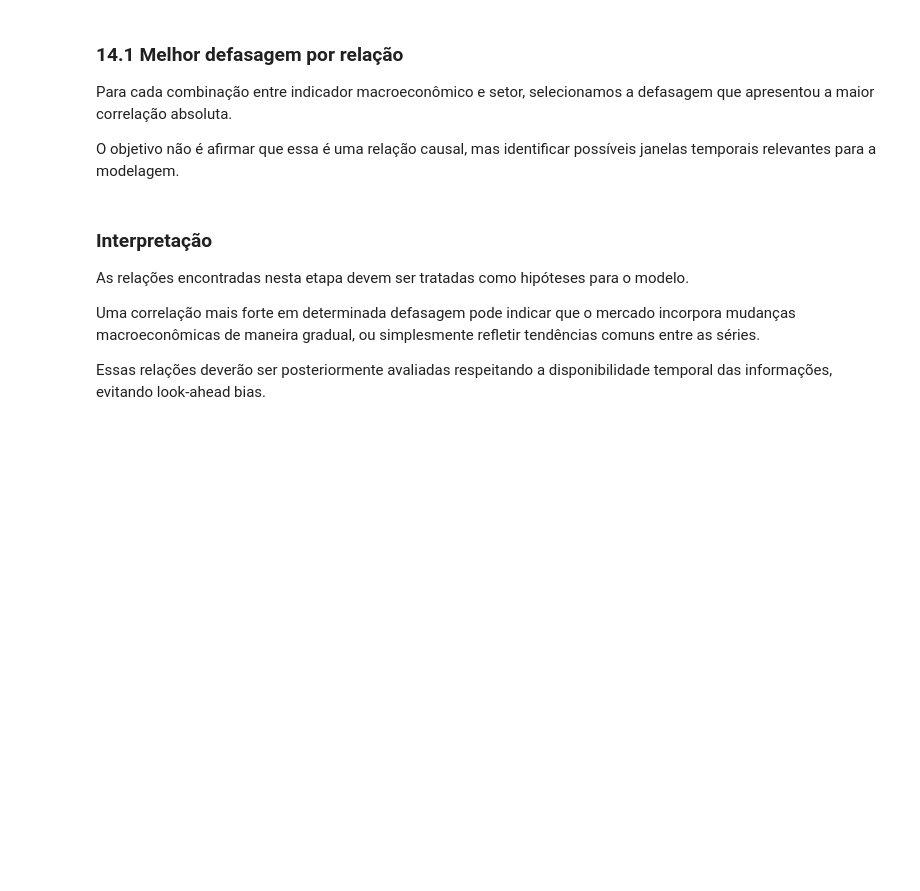
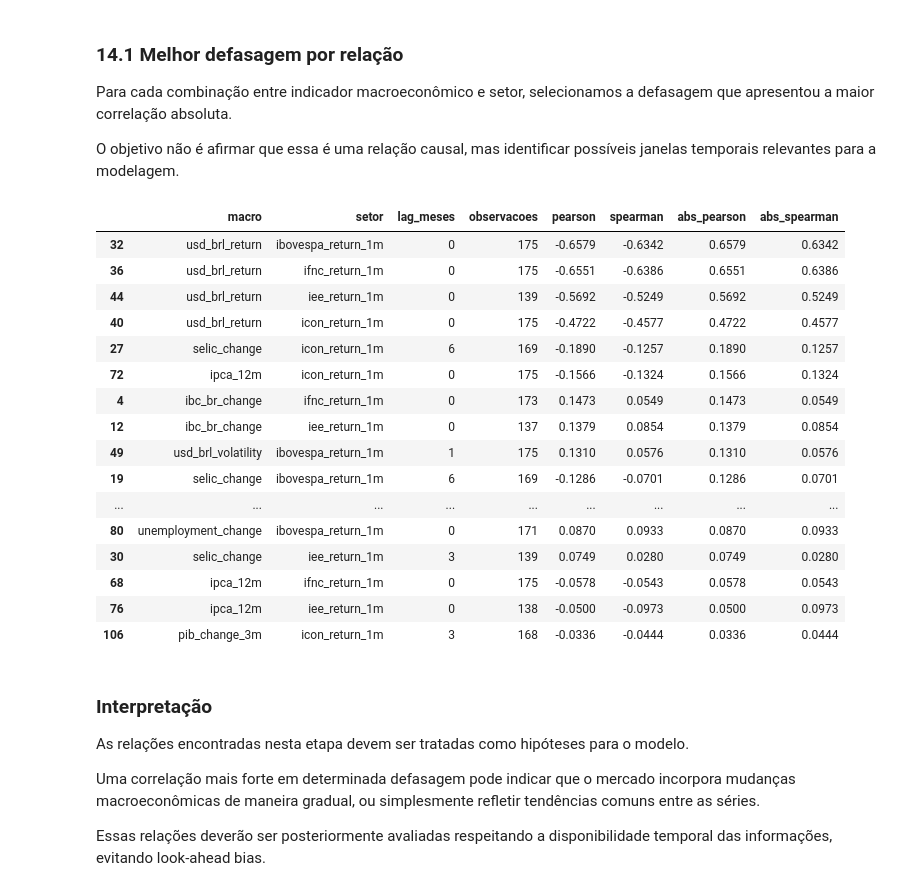
Before and after one commit to FabioMDS-SC/handson_mack_2sem, a Jupyter notebook: mvp_resiliencia_dados/notebooks/EDA_MVP_Resiliencia.ipynb, the cells around one changed output. Drawn from its saved outputs; the diff is of its cells as text; code cells hidden in the pictures; blank space fills up the shorter version.

```diff
--- a/mvp_resiliencia_dados/notebooks/EDA_MVP_Resiliencia.ipynb
+++ b/mvp_resiliencia_dados/notebooks/EDA_MVP_Resiliencia.ipynb
@@ -882,22 +1148,38 @@ Para cada combinação entre indicador macroeconômico e setor, selecionamos a d
 
 O objetivo não é afirmar que essa é uma relação causal, mas identificar possíveis janelas temporais relevantes para a modelagem.
 # %%
-best_lags = (
-    lag_results
-    .sort_values(
-        ["macro", "setor", "abs_pearson"],
-        ascending=[True, True, False]
+if lag_results.empty:
+    best_lags = pd.DataFrame()
+    print("Não há resultados suficientes para selecionar a melhor defasagem.")
+else:
+    best_lags = (
+        lag_results
+        .sort_values(
+            ["macro", "setor", "abs_pearson"],
+            ascending=[True, True, False]
+        )
+        .drop_duplicates(subset=["macro", "setor"])
+        .sort_values("abs_pearson", ascending=False)
     )
-    .drop_duplicates(
-        subset=["macro", "setor"]
-    )
-    .sort_values(
-        "abs_pearson",
-        ascending=False
-    )
-)
-
-display(best_lags)
+    display(best_lags)
+# %% [output]
+|  | macro | setor | lag_meses | observacoes | pearson | spearman | abs_pearson | abs_spearman |
+| 32 | usd_brl_return | ibovespa_return_1m | 0 | 175 | -0.6579 | -0.6342 | 0.6579 | 0.6342 |
+| 36 | usd_brl_return | ifnc_return_1m | 0 | 175 | -0.6551 | -0.6386 | 0.6551 | 0.6386 |
+| 44 | usd_brl_return | iee_return_1m | 0 | 139 | -0.5692 | -0.5249 | 0.5692 | 0.5249 |
+| 40 | usd_brl_return | icon_return_1m | 0 | 175 | -0.4722 | -0.4577 | 0.4722 | 0.4577 |
+| 27 | selic_change | icon_return_1m | 6 | 169 | -0.1890 | -0.1257 | 0.1890 | 0.1257 |
+| 72 | ipca_12m | icon_return_1m | 0 | 175 | -0.1566 | -0.1324 | 0.1566 | 0.1324 |
+| 4 | ibc_br_change | ifnc_return_1m | 0 | 173 | 0.1473 | 0.0549 | 0.1473 | 0.0549 |
+| 12 | ibc_br_change | iee_return_1m | 0 | 137 | 0.1379 | 0.0854 | 0.1379 | 0.0854 |
+| 49 | usd_brl_volatility | ibovespa_return_1m | 1 | 175 | 0.1310 | 0.0576 | 0.1310 | 0.0576 |
+| 19 | selic_change | ibovespa_return_1m | 6 | 169 | -0.1286 | -0.0701 | 0.1286 | 0.0701 |
+| ... | ... | ... | ... | ... | ... | ... | ... | ... |
+| 80 | unemployment_change | ibovespa_return_1m | 0 | 171 | 0.0870 | 0.0933 | 0.0870 | 0.0933 |
+| 30 | selic_change | iee_return_1m | 3 | 139 | 0.0749 | 0.0280 | 0.0749 | 0.0280 |
+| 68 | ipca_12m | ifnc_return_1m | 0 | 175 | -0.0578 | -0.0543 | 0.0578 | 0.0543 |
+| 76 | ipca_12m | iee_return_1m | 0 | 138 | -0.0500 | -0.0973 | 0.0500 | 0.0973 |
+| 106 | pib_change_3m | icon_return_1m | 3 | 168 | -0.0336 | -0.0444 | 0.0336 | 0.0444 |
 # %% [markdown]
 ### Interpretação
 
```
Also changed, not shown: parts of 52 cells of this notebook, 3 other files.
